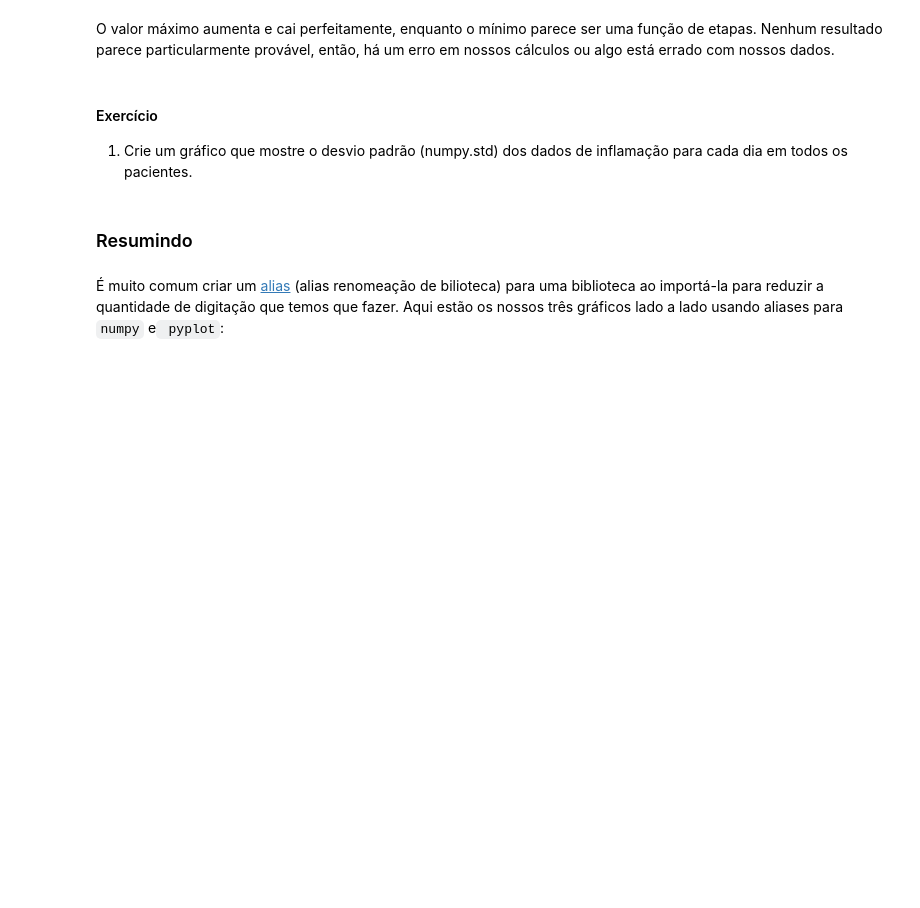
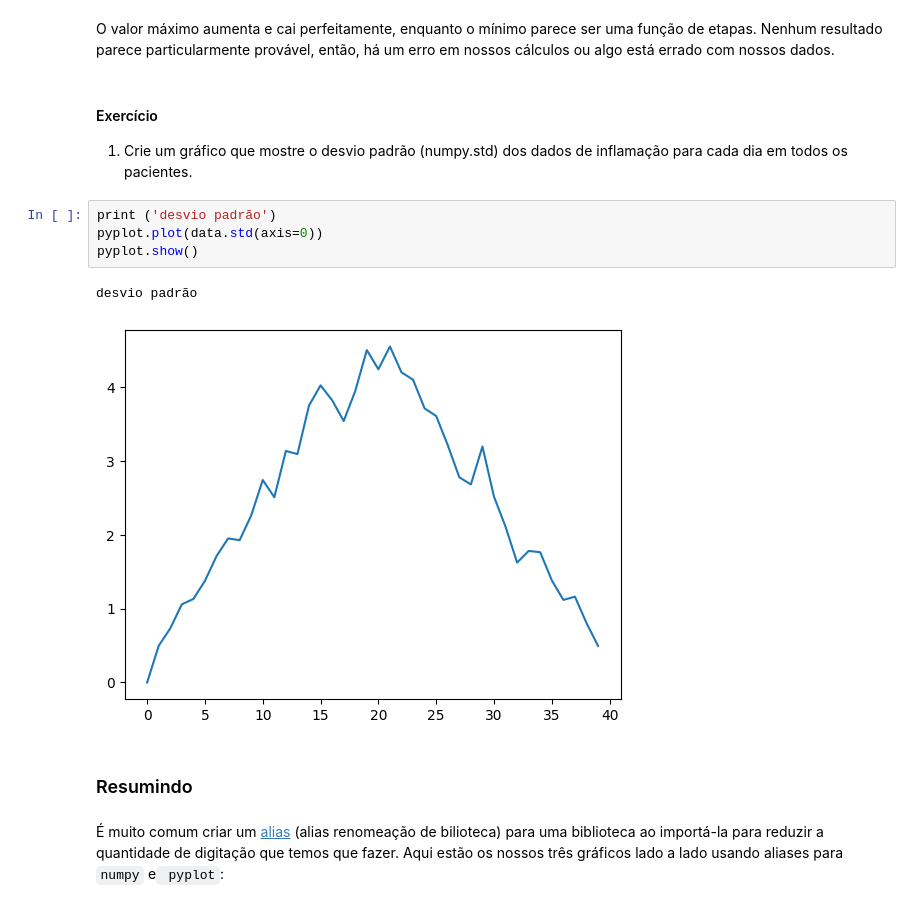
Before and after one commit to rafaluz/TOPICOS-ESPECIAIS-M6, a Jupyter notebook: material_introducao_python/01-introducao.ipynb, the cells around one changed output. Drawn from its saved outputs; the diff is of its cells as text; blank space fills up the shorter version.

```diff
--- a/material_introducao_python/01-introducao.ipynb
+++ b/material_introducao_python/01-introducao.ipynb
@@ -348,6 +372,13 @@ ou algo está errado com nossos dados.
 # %% [markdown]
 #### Exercício
 1. Crie um gráfico que mostre o desvio padrão (numpy.std) dos dados de inflamação para cada dia em todos os pacientes.
+# %%
+print ('desvio padrão')
+pyplot.plot(data.std(axis=0))
+pyplot.show()
+# %% [output]
+desvio padrão
+[figure, added]
 # %% [markdown]
 ### Resumindo
 # %% [markdown]
```
Also changed, not shown: parts of 14 cells of this notebook, 2 other files.
